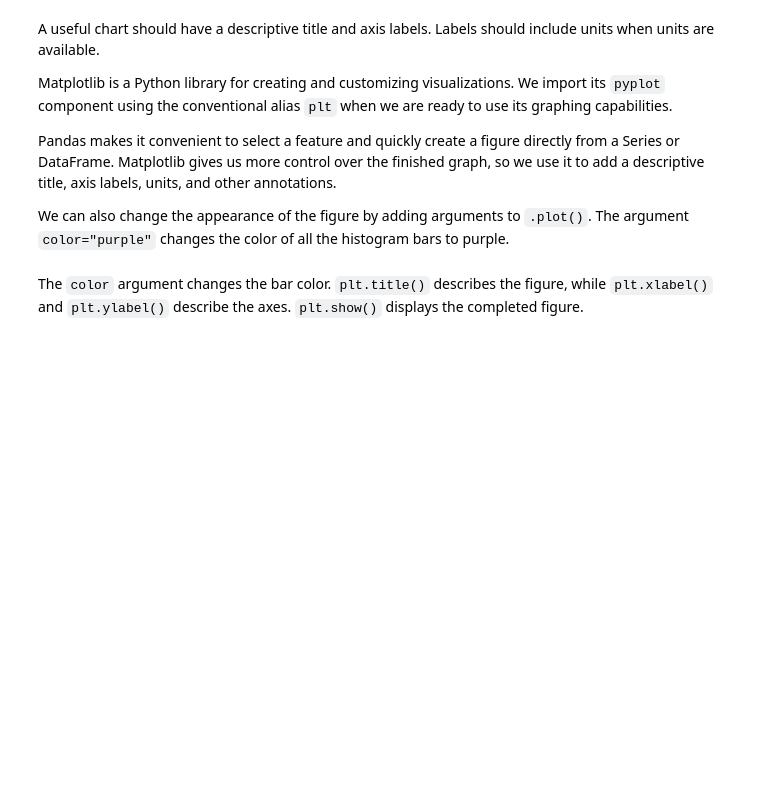
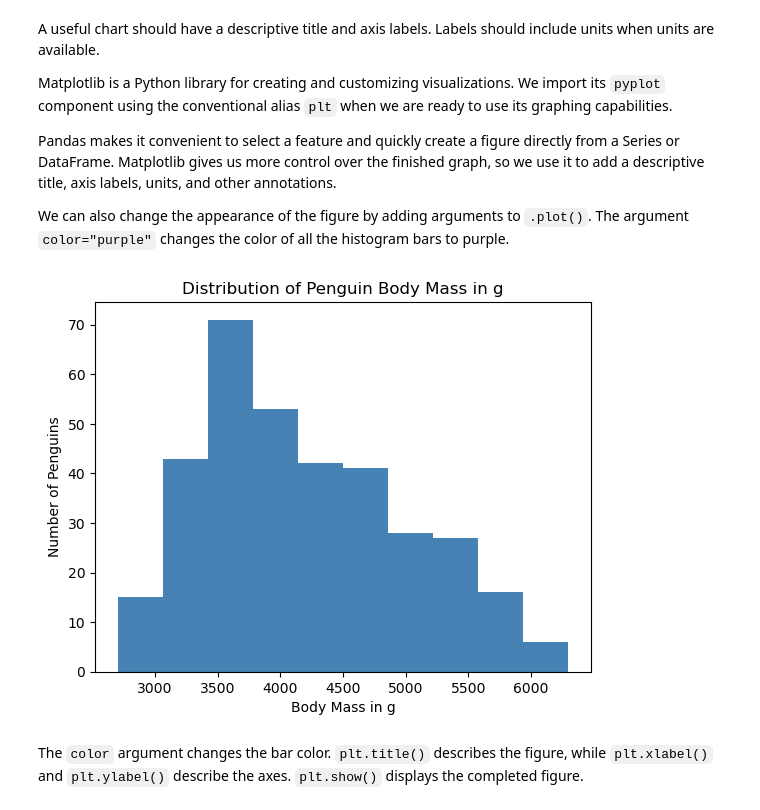
Before and after one commit to Chelsea-Myers/Data_Visualization_and_Modeling_Campus, a Jupyter notebook: week01/lecture/Lecture - Data Visualization and Visual Thinking.ipynb, the cells around one changed output. Saved outputs shown, nothing was run; the diff lists cells and outputs as text; code cells hidden in the pictures; blank space fills up the shorter version.

```diff
--- a/week01/lecture/Lecture - Data Visualization and Visual Thinking.ipynb
+++ b/week01/lecture/Lecture - Data Visualization and Visual Thinking.ipynb
@@ -231,6 +324,16 @@ Matplotlib is a Python library for creating and customizing visualizations. We i
 Pandas makes it convenient to select a feature and quickly create a figure directly from a Series or DataFrame. Matplotlib gives us more control over the finished graph, so we use it to add a descriptive title, axis labels, units, and other annotations.
 
 We can also change the appearance of the figure by adding arguments to `.plot()`. The argument `color="purple"` changes the color of all the histogram bars to purple.
+# %%
+import matplotlib.pyplot as plt
+
+penguins_df["body_mass_g"].plot(kind='hist', color='steelblue')
+plt.title('Distribution of Penguin Body Mass in g')
+plt.ylabel('Number of Penguins')
+plt.xlabel('Body Mass in g')
+plt.show()
+# %% [output]
+[figure, added]
 # %% [markdown]
 The `color` argument changes the bar color. `plt.title()` describes the figure, while `plt.xlabel()` and `plt.ylabel()` describe the axes. `plt.show()` displays the completed figure.
 # %% [markdown]
```
Also changed, not shown: parts of 26 cells of this notebook.
